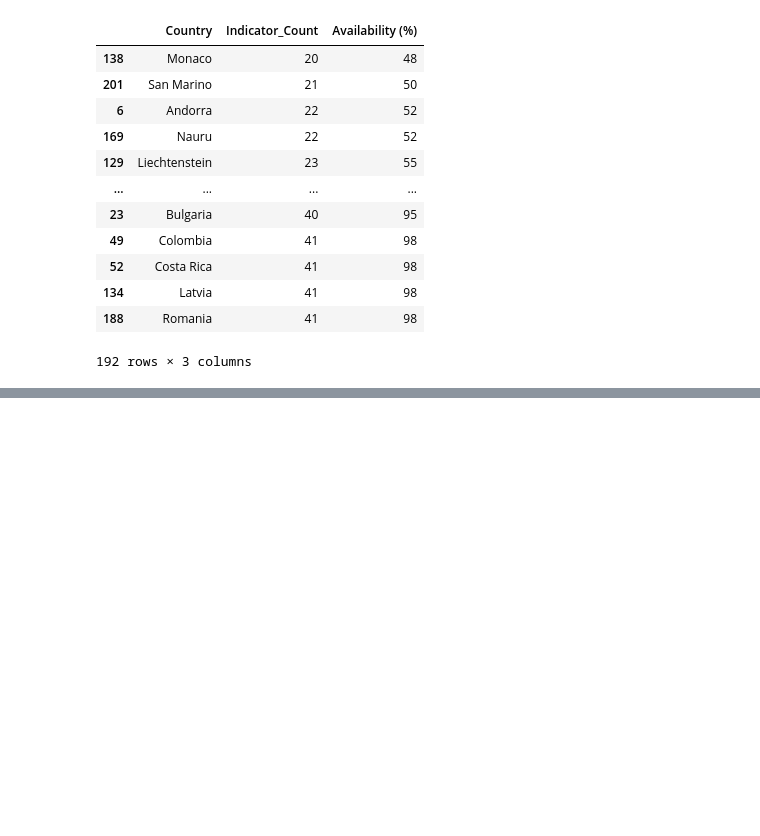
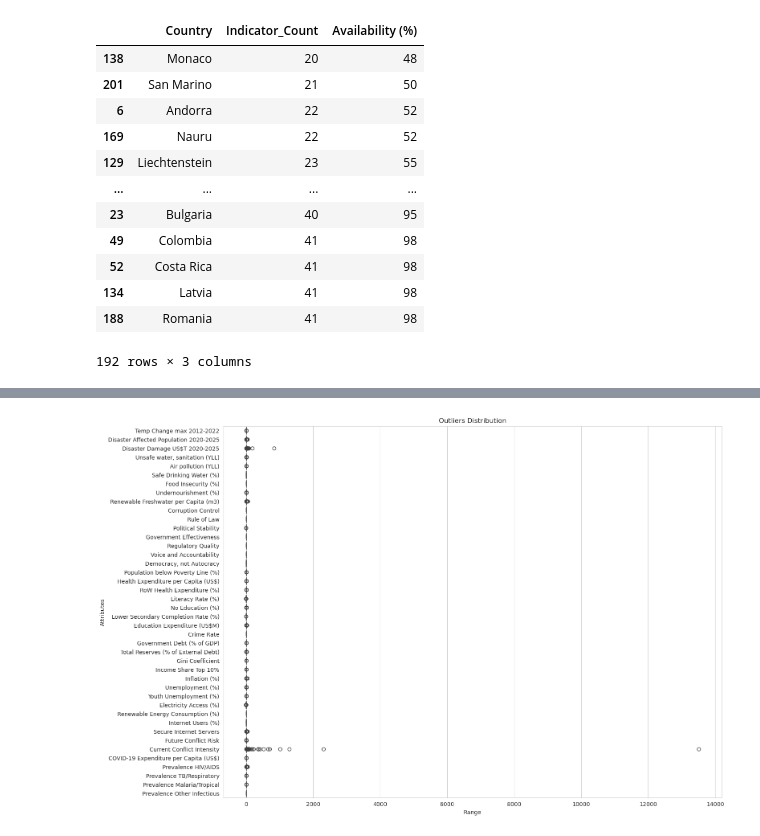
Before and after one commit to arth3mis/global-societal-endangerment-index, a Jupyter notebook: 2.2_data_selection.ipynb, the cells around one changed output, grey strips where cells are left out. Drawn from its saved outputs; the diff is of its cells as text; code cells hidden in the pictures; blank space fills up the shorter version.

```diff
--- a/2.2_data_selection.ipynb
+++ b/2.2_data_selection.ipynb
@@ -155,0 +182,4 @@ check_availability_per_country(df, 100, un_members['Country'])
+# %%
+boxplot(dfs_robust)
+# %% [output]
+[figure, added]
```
Also changed, not shown: parts of 11 cells of this notebook, 2 other files.
